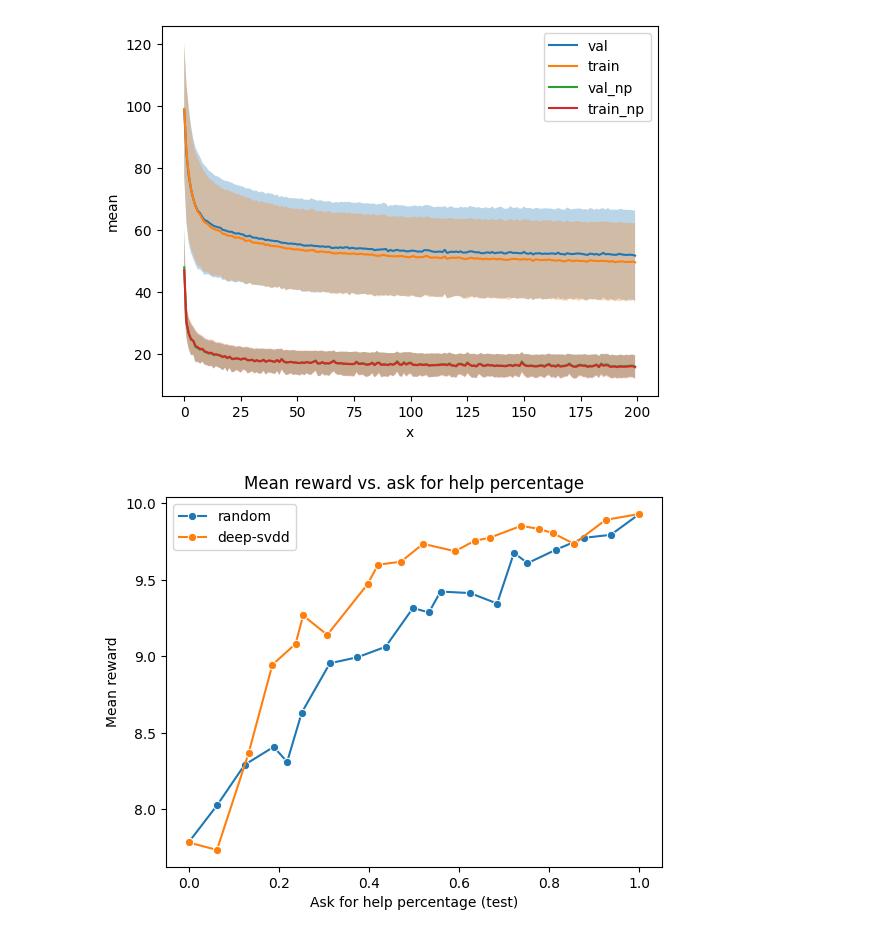
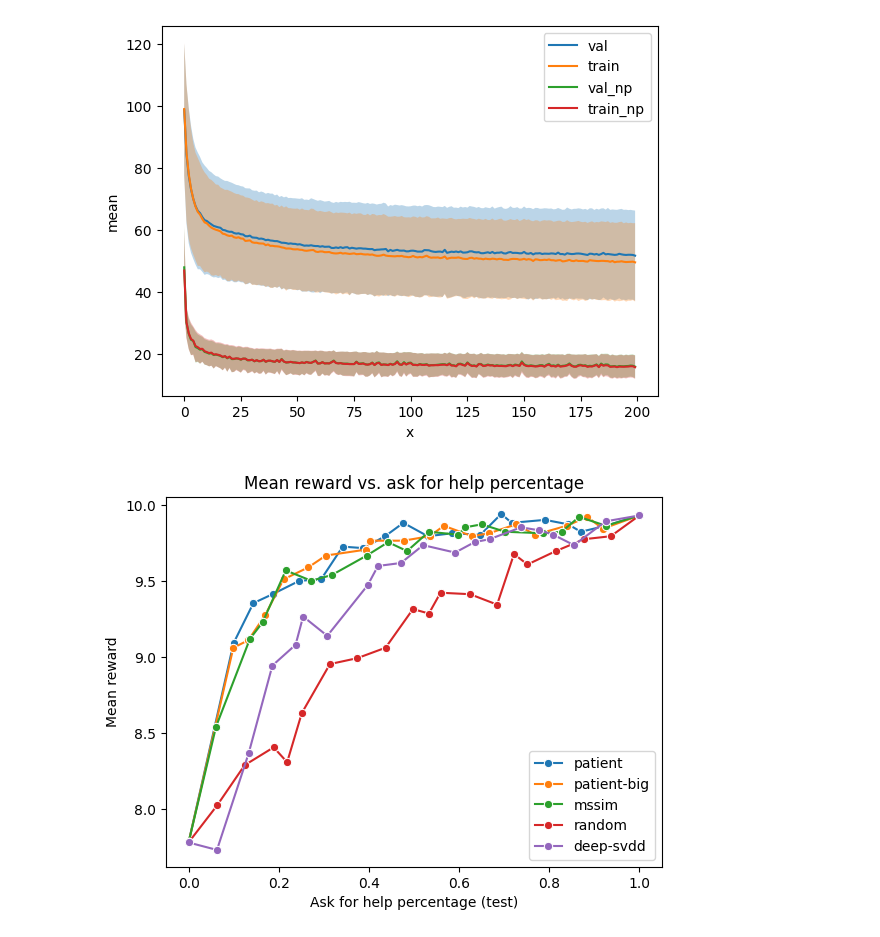
Before and after one commit to PavelCz/yrc-bench-fork, a Jupyter notebook: analyzing/plotting.ipynb, the cells around one changed output. Saved outputs shown, nothing was run; the diff lists cells and outputs as text; code cells hidden in the pictures.

Commit message:
Plotting

```diff
--- a/analyzing/plotting.ipynb
+++ b/analyzing/plotting.ipynb
@@ -72,10 +72,10 @@ base_path = Path("/home/pavel/data/goal-misgen/tmp")
 
 # Current acttive with BG
 # eval_path = base_path / "15-fixed-obs"
-# evals = ["base", "patient", "mssim", "random", "deep-svdd"]
+# evals = ["base", "patient", "patient-big", "mssim", "center-focused", "center-vfocused", "random", "deep-svdd"]
 
 eval_path = base_path / "19-no-bg"
-evals = ["random", "deep-svdd"]
+evals = ["patient", "patient-big", "mssim", "random", "deep-svdd"]
 
 for eval in evals:
 
@@ -124,31 +124,31 @@ for eval in evals:
     #         if threshold is None:
     #             raise ValueError("Threshold is None")
     #         num_larger = np.sum(training_scores > threshold)
     #         train_ood_percentage.append(num_larger / len(training_scores))
     # else:
     #     train_ood_percentage = None
 
 
     # print(f"Ask for help percentage: {train_ood_percentage}")
 
     # Plot lineplot using seaborn.
     sns.lineplot(x=afh_percentage, y=mean_rewards, label=eval, marker="o")
 
 plt.xlabel("Ask for help percentage (test)")
 plt.ylabel("Mean reward")
 plt.title("Mean reward vs. ask for help percentage")
 plt.legend()
 plt.show()
 
 # Plot lineplot using matplotlib.
 # plt.plot(thresholds, mean_rewards)
 # plt.fill_between(thresholds, mean_rewards - std_rewards, mean_rewards + std_rewards, alpha=0.5)
 # plt.show()
 
 
 
 # print(eval_data["thresholds"])
 
 # print(eval_data["scores"])
 # %% [output]
-[figure, old version]
+[figure, new version]
```
